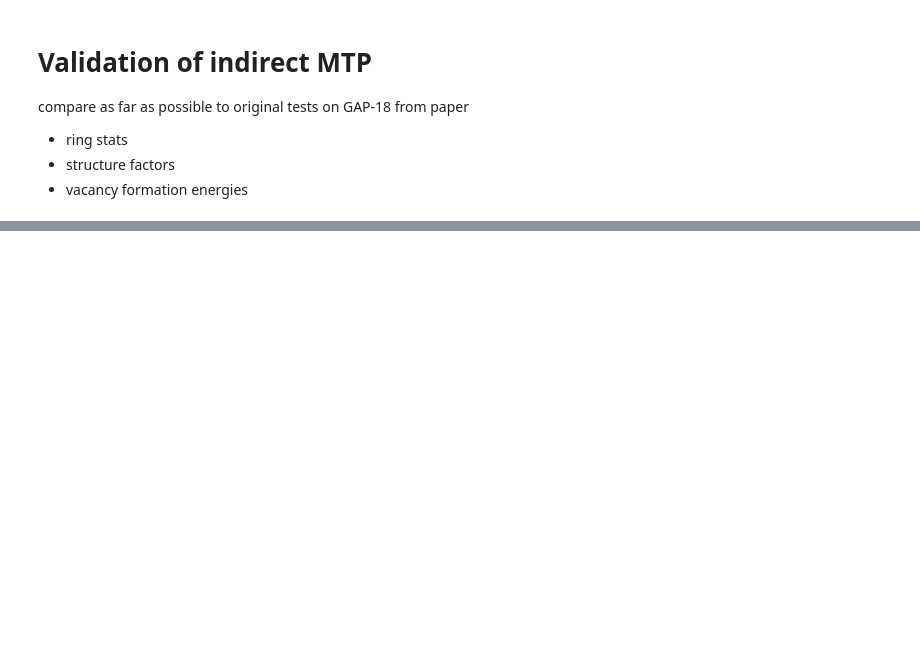
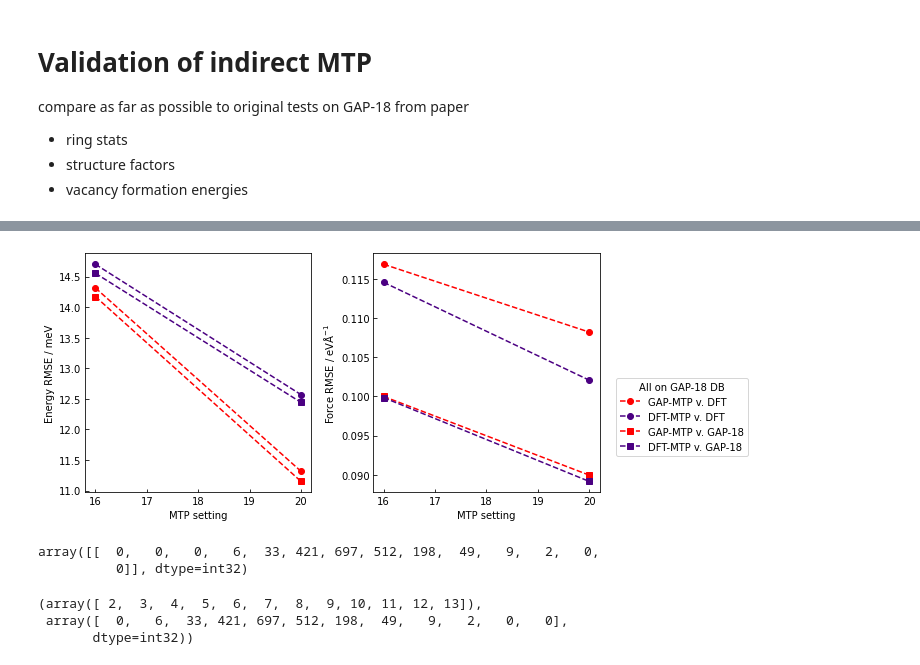
Before and after one commit to MorrowChem/Ge_analysis_local, a Jupyter notebook: MTP_from_GAP.ipynb, the cells around one changed output, grey strips where cells are left out. Cells and saved outputs as stored; diff of their text form; code cells hidden in the pictures; blank space fills up the shorter version.

```diff
--- a/MTP_from_GAP.ipynb
+++ b/MTP_from_GAP.ipynb
@@ -158,0 +306,13 @@ MTP_md = [MD_run(os.path.join(MTP_dir, 'u16_min1.5/run_1000_'), label='u16_m1.5'
+# %%
+# flattened data for DFT, GAP-18 and MTPs applied to the GAP-18 db
+GAP_18_EF = [np.array([i.info['{}_energy'.format('gap18')]/len(i) for i in GAP_18_db]),
+                  np.array(flatten([i.arrays['{}_force'.format('gap18')].flatten() for i in GAP_18_db]))]
+                  #np.array(flatten([i.arrays['gap18_virial'].flatten() for i in GAP_18_db]))]
+MTP_EF_GAP_18 = [[np.array([i.info['{}_energy'.format(j.name)]/len(i) for i in GAP_18_db]),
+                  np.array(flatten([i.arrays['{}_force'.format(j.name)].flatten() for i in GAP_18_db]))]
+                  #np.array(flatten([i.arrays['mtpu16_virial'].flatten() for i in GAP_18_db]))]
+                  for j in MTPs]
+GAP_18_DFT = [np.array([i.info['dft_energy']/len(i) for i in GAP_18_db]),
+              np.array(flatten([i.arrays['dft_force'].flatten() for i in GAP_18_db]))
+              #np.array(flatten([i.arrays['dft_virial'].flatten() for i in GAP_18_db]))
+              ]
@@ -158,0 +469,40 @@ MTP_md = [MD_run(os.path.join(MTP_dir, 'u16_min1.5/run_1000_'), label='u16_m1.5'
+# %%
+fig, axs = plt.subplots(1,2, figsize=(8, 4))
+fig.subplots_adjust(hspace=0.05)
+
+# axs[0].errorbar(TS[:2], np.array([i[0]['rmse'] for i in rmses_GAP_DFT])*1000,
+#                 yerr=None, fmt='o--', color='k', markersize=6, label='GAP-18 v. DFT', zorder=5)
+#
+axs[0].errorbar(TS[:2], np.array([i[0]['rmse'] for i in rmses_MTP_DFT[:2]])*1000,
+                yerr=None, fmt='o--', color='r', markersize=6, label='GAP-MTP v. DFT', zorder=5)
+axs[0].errorbar(TS[:2], np.array([i[0]['rmse'] for i in rmses_MTP_DFT[2:]])*1000,
+                yerr=None, fmt='o--', color='Indigo', markersize=6, label='DFT-MTP v. DFT')
+
+axs[0].errorbar(TS[:2], np.array([i[0]['rmse'] for i in rmses_MTP_GAP18[:2]])*1000,
+                yerr=None, fmt='s--', color='r', markersize=6, label='GAP-MTP v. GAP-18', zorder=5)
+axs[0].errorbar(TS[:2], np.array([i[0]['rmse'] for i in rmses_MTP_GAP18[2:]])*1000,
+                yerr=None, fmt='s--', color='Indigo', markersize=6, label='DFT-MTP v. GAP-18', zorder=5)
+
+
+axs[1].errorbar(TS[:2], np.array([i[1]['rmse'] for i in rmses_MTP_DFT[:2]]),
+                yerr=None, fmt='o--', color='r', markersize=6, label='GAP-MTP v. DFT', zorder=5)
+axs[1].errorbar(TS[:2], np.array([i[1]['rmse'] for i in rmses_MTP_DFT[2:]]),
+                yerr=None, fmt='o--', color='Indigo', markersize=6, label='DFT-MTP v. DFT')
+
+axs[1].errorbar(TS[:2], np.array([i[1]['rmse'] for i in rmses_MTP_GAP18[:2]]),
+                yerr=None, fmt='s--', color='r', markersize=6, label='GAP-MTP v. GAP-18', zorder=5)
+axs[1].errorbar(TS[:2], np.array([i[1]['rmse'] for i in rmses_MTP_GAP18[2:]]),
+                yerr=None, fmt='s--', color='Indigo', markersize=6, label='DFT-MTP v. GAP-18', zorder=5)
+
+
+axs[0].set(xlabel='MTP setting', ylabel='Energy RMSE / meV')
+axs[1].set(xlabel='MTP setting', ylabel='Force RMSE / $\mathrm{eV\AA^{-1}}$')
+axs[0].tick_params(axis="both",direction="in", left="off",labelleft="on")
+axs[1].tick_params(axis="both",direction="in", left="off",labelleft="on")
+# axs[0].axhline(rmses_GAP_DFT[0]['rmse'],  color='k')
+plt.tight_layout()
+axs[1].legend(title='All on GAP-18 DB', bbox_to_anchor=(1.05,0.5))
+# axs[1].xaxis.labelpad = 20
+fig.savefig('/home/joe/Documents/Ge_od/GAP_to_MTP/volker_figures/rmse_vDFT.png', dpi=100, bbox_inches='tight')
+# %% [output]
+[figure, added]
@@ -163 +518,12 @@ rs = pad_rstats(rs)
+# %%
+rs_G18
+# %% [output]
+array([[  0,   0,   0,   6,  33, 421, 697, 512, 198,  49,   9,   2,   0,
+          0]], dtype=int32)
+# %%
+np.arange(2, len(rs_G18[0])), rs_G18[0][2:]
+# %% [output]
+(array([ 2,  3,  4,  5,  6,  7,  8,  9, 10, 11, 12, 13]),
+ array([  0,   6,  33, 421, 697, 512, 198,  49,   9,   2,   0,   0],
+       dtype=int32))
 # %%
```
Also changed, not shown: parts of 79 cells of this notebook, 1 other file.
